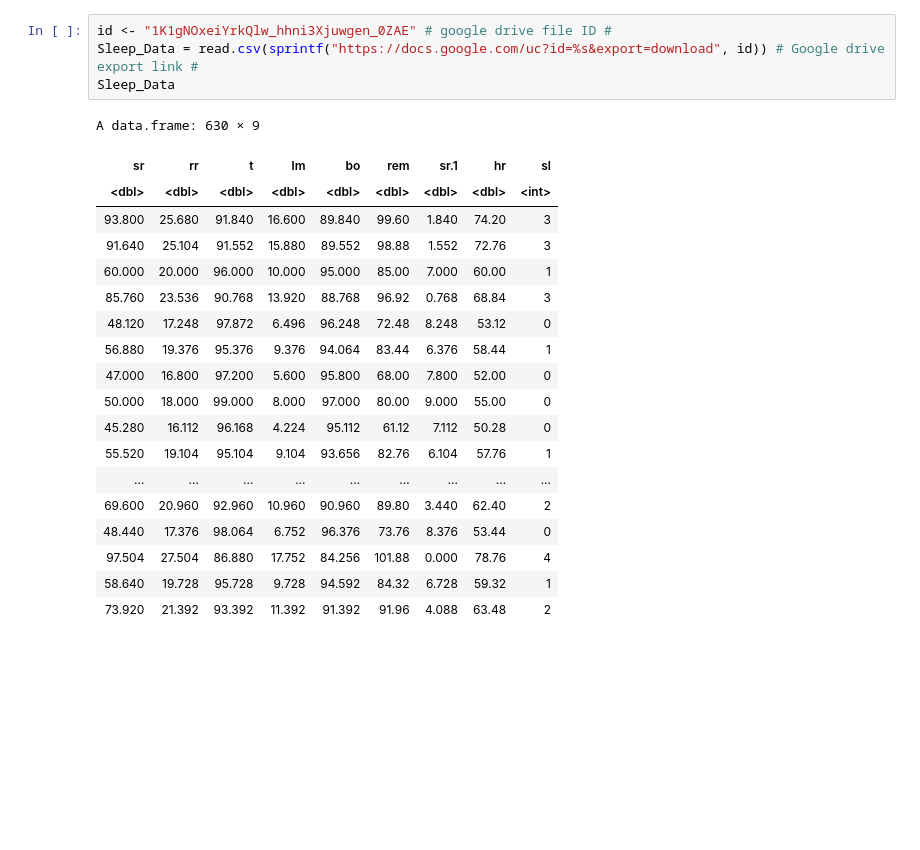
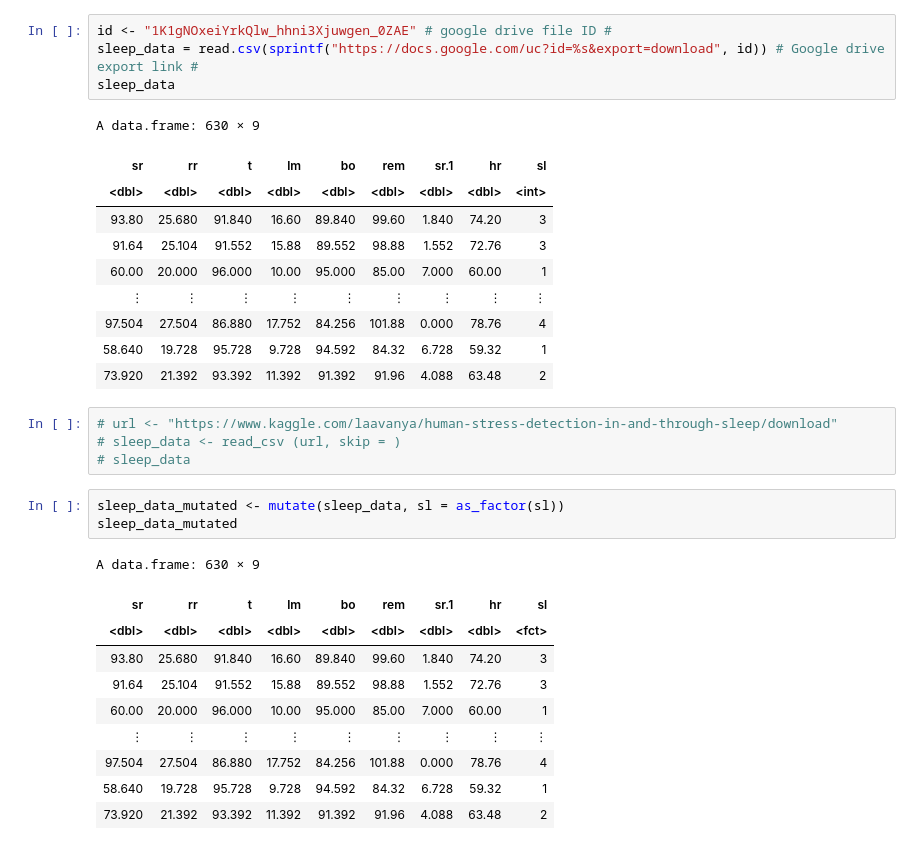
Before and after one commit to Morganfrey16/DSCI-Group-Project, a Jupyter notebook: Group_Project_Porposal.ipynb, the cells around one changed output. Cells and saved outputs as stored; diff of their text form; blank space fills up the shorter version.

```diff
--- a/Group_Project_Porposal.ipynb
+++ b/Group_Project_Porposal.ipynb
@@ -23,24 +6,33 @@ Warning message:
 # %%
 id <- "1K1gNOxeiYrkQlw_hhni3Xjuwgen_0ZAE" # google drive file ID #
-Sleep_Data = read.csv(sprintf("https://docs.google.com/uc?id=%s&export=download", id)) # Google drive export link #
-Sleep_Data
+sleep_data = read.csv(sprintf("https://docs.google.com/uc?id=%s&export=download", id)) # Google drive export link #
+sleep_data
 # %% [output]
 A data.frame: 630 × 9
 | sr | rr | t | lm | bo | rem | sr.1 | hr | sl |
 | <dbl> | <dbl> | <dbl> | <dbl> | <dbl> | <dbl> | <dbl> | <dbl> | <int> |
-| 93.800 | 25.680 | 91.840 | 16.600 | 89.840 | 99.60 | 1.840 | 74.20 | 3 |
-| 91.640 | 25.104 | 91.552 | 15.880 | 89.552 | 98.88 | 1.552 | 72.76 | 3 |
-| 60.000 | 20.000 | 96.000 | 10.000 | 95.000 | 85.00 | 7.000 | 60.00 | 1 |
-| 85.760 | 23.536 | 90.768 | 13.920 | 88.768 | 96.92 | 0.768 | 68.84 | 3 |
-| 48.120 | 17.248 | 97.872 | 6.496 | 96.248 | 72.48 | 8.248 | 53.12 | 0 |
-| 56.880 | 19.376 | 95.376 | 9.376 | 94.064 | 83.44 | 6.376 | 58.44 | 1 |
-| 47.000 | 16.800 | 97.200 | 5.600 | 95.800 | 68.00 | 7.800 | 52.00 | 0 |
-| 50.000 | 18.000 | 99.000 | 8.000 | 97.000 | 80.00 | 9.000 | 55.00 | 0 |
-| 45.280 | 16.112 | 96.168 | 4.224 | 95.112 | 61.12 | 7.112 | 50.28 | 0 |
-| 55.520 | 19.104 | 95.104 | 9.104 | 93.656 | 82.76 | 6.104 | 57.76 | 1 |
-| ... | ... | ... | ... | ... | ... | ... | ... | ... |
-| 69.600 | 20.960 | 92.960 | 10.960 | 90.960 | 89.80 | 3.440 | 62.40 | 2 |
-| 48.440 | 17.376 | 98.064 | 6.752 | 96.376 | 73.76 | 8.376 | 53.44 | 0 |
+| 93.80 | 25.680 | 91.840 | 16.60 | 89.840 | 99.60 | 1.840 | 74.20 | 3 |
+| 91.64 | 25.104 | 91.552 | 15.88 | 89.552 | 98.88 | 1.552 | 72.76 | 3 |
+| 60.00 | 20.000 | 96.000 | 10.00 | 95.000 | 85.00 | 7.000 | 60.00 | 1 |
+| ⋮ | ⋮ | ⋮ | ⋮ | ⋮ | ⋮ | ⋮ | ⋮ | ⋮ |
 | 97.504 | 27.504 | 86.880 | 17.752 | 84.256 | 101.88 | 0.000 | 78.76 | 4 |
 | 58.640 | 19.728 | 95.728 | 9.728 | 94.592 | 84.32 | 6.728 | 59.32 | 1 |
 | 73.920 | 21.392 | 93.392 | 11.392 | 91.392 | 91.96 | 4.088 | 63.48 | 2 |
+# %%
+# url <- "https://www.kaggle.com/laavanya/human-stress-detection-in-and-through-sleep/download"
+# sleep_data <- read_csv (url, skip = )
+# sleep_data
+# %%
+sleep_data_mutated <- mutate(sleep_data, sl = as_factor(sl))
+sleep_data_mutated
+# %% [output]
+A data.frame: 630 × 9
+| sr | rr | t | lm | bo | rem | sr.1 | hr | sl |
+| <dbl> | <dbl> | <dbl> | <dbl> | <dbl> | <dbl> | <dbl> | <dbl> | <fct> |
+| 93.80 | 25.680 | 91.840 | 16.60 | 89.840 | 99.60 | 1.840 | 74.20 | 3 |
+| 91.64 | 25.104 | 91.552 | 15.88 | 89.552 | 98.88 | 1.552 | 72.76 | 3 |
+| 60.00 | 20.000 | 96.000 | 10.00 | 95.000 | 85.00 | 7.000 | 60.00 | 1 |
+| ⋮ | ⋮ | ⋮ | ⋮ | ⋮ | ⋮ | ⋮ | ⋮ | ⋮ |
+| 97.504 | 27.504 | 86.880 | 17.752 | 84.256 | 101.88 | 0.000 | 78.76 | 4 |
+| 58.640 | 19.728 | 95.728 | 9.728 | 94.592 | 84.32 | 6.728 | 59.32 | 1 |
+| 73.920 | 21.392 | 93.392 | 11.392 | 91.392 | 91.96 | 4.088 | 63.48 | 2 |
```
Also changed, not shown: parts of 7 cells of this notebook.
